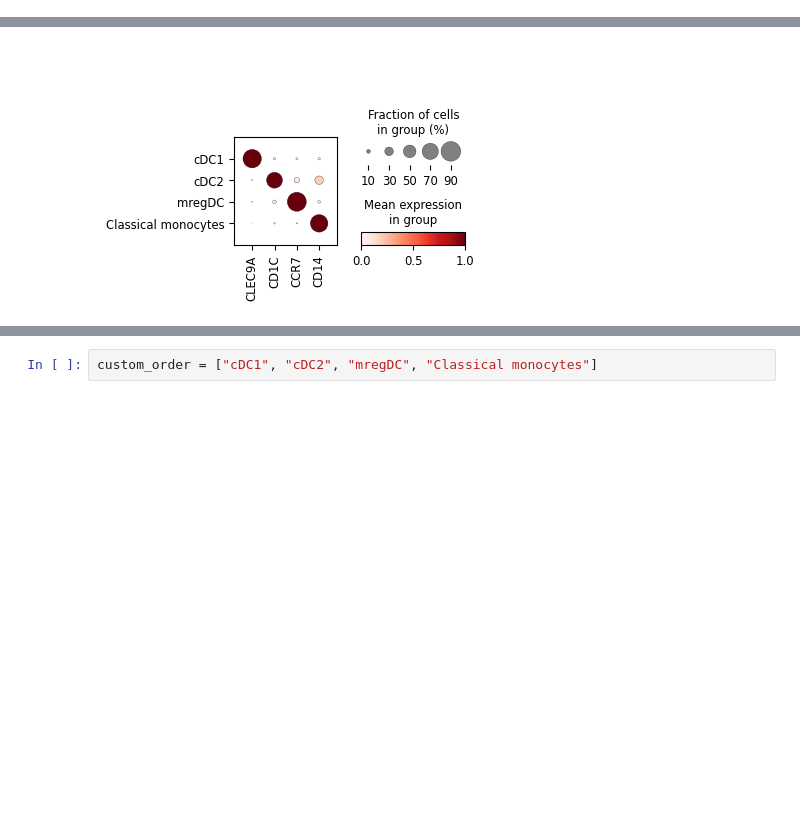
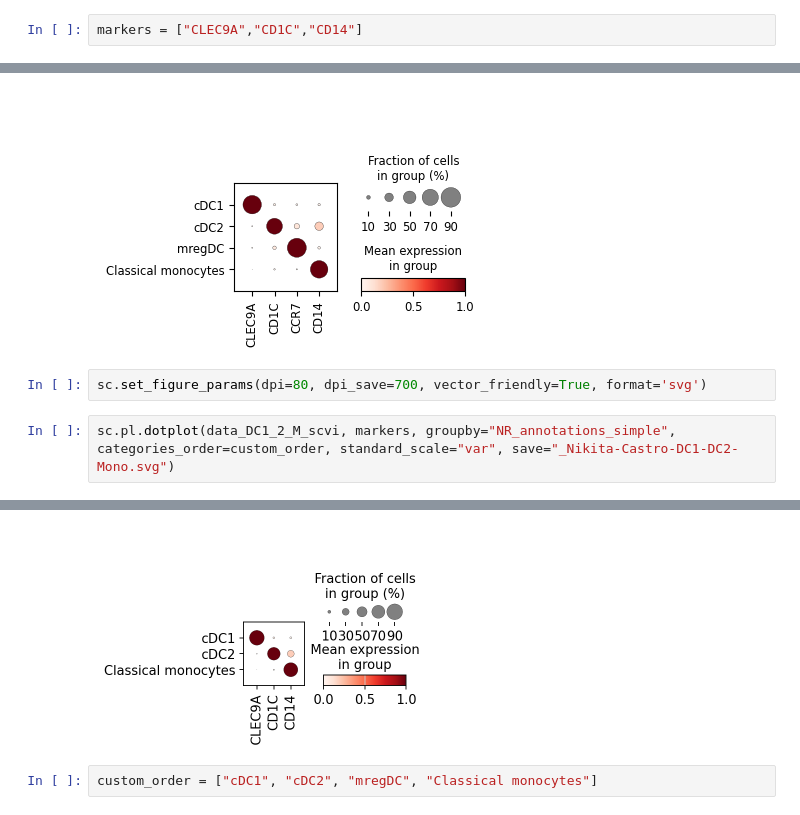
Before and after one commit to tuonglab/Nikita-project, a Jupyter notebook: notebooks/2025-05-22_Castro_DC-mono-UMAP.ipynb, the cells around one changed output, grey strips where cells are left out. Drawn from its saved outputs; the diff is of its cells as text; blank space fills up the shorter version.

```diff
--- a/notebooks/2025-05-22_Castro_DC-mono-UMAP.ipynb
+++ b/notebooks/2025-05-22_Castro_DC-mono-UMAP.ipynb
@@ -175,6 +221,13 @@ WARNING: saving figure to file figures/umapNikita-Castro-DCM-UMAP-update.svg
 # %%
 markers = ["CLEC9A","CD1C","CCR7","CD14"]
+# %%
+markers = ["CLEC9A","CD1C","CD14"]
 # %%
 sc.pl.dotplot(data_DCM_scvi, markers, groupby="NR_annotations_simple", categories_order=custom_order, standard_scale="var")
 # %% [output]
 [figure]
+# %%
+sc.set_figure_params(dpi=80, dpi_save=700, vector_friendly=True, format='svg')
+# %%
+sc.pl.dotplot(data_DC1_2_M_scvi, markers, groupby="NR_annotations_simple", categories_order=custom_order, standard_scale="var", save="_Nikita-Castro-DC1-DC2-Mono.svg")
+# %% [output]
@@ -181,3 +235,4 @@ sc.pl.dotplot(data_DCM_scvi, markers, groupby="NR_annotations_simple", categorie
+[figure, added]
 # %%
 custom_order = ["cDC1", "cDC2", "mregDC", "Classical monocytes"]
 # %%
```
Also changed, not shown: parts of 13 cells of this notebook, 1 other file.
